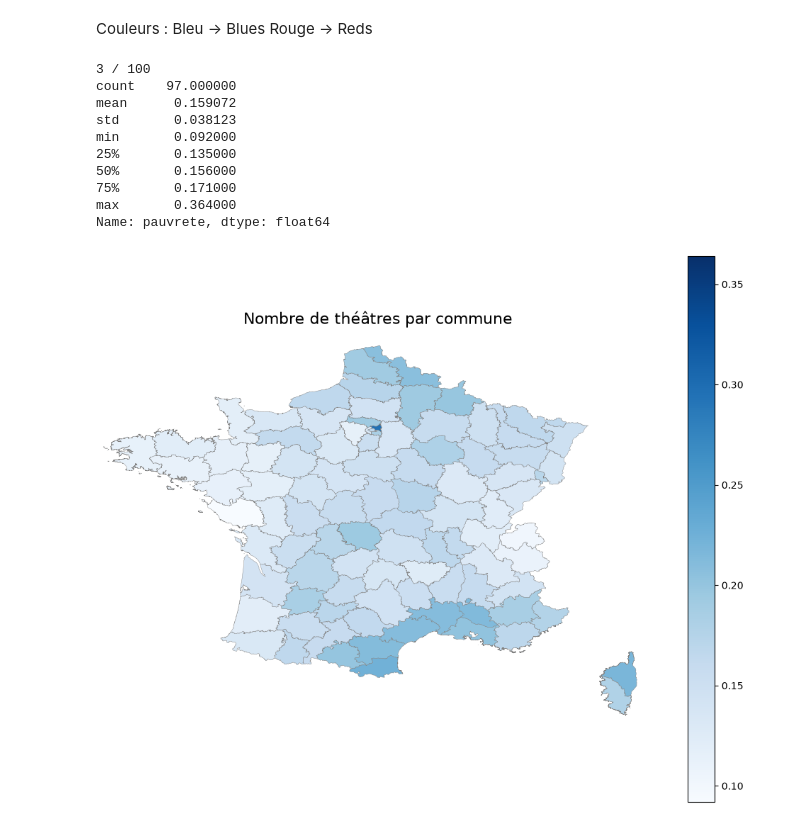
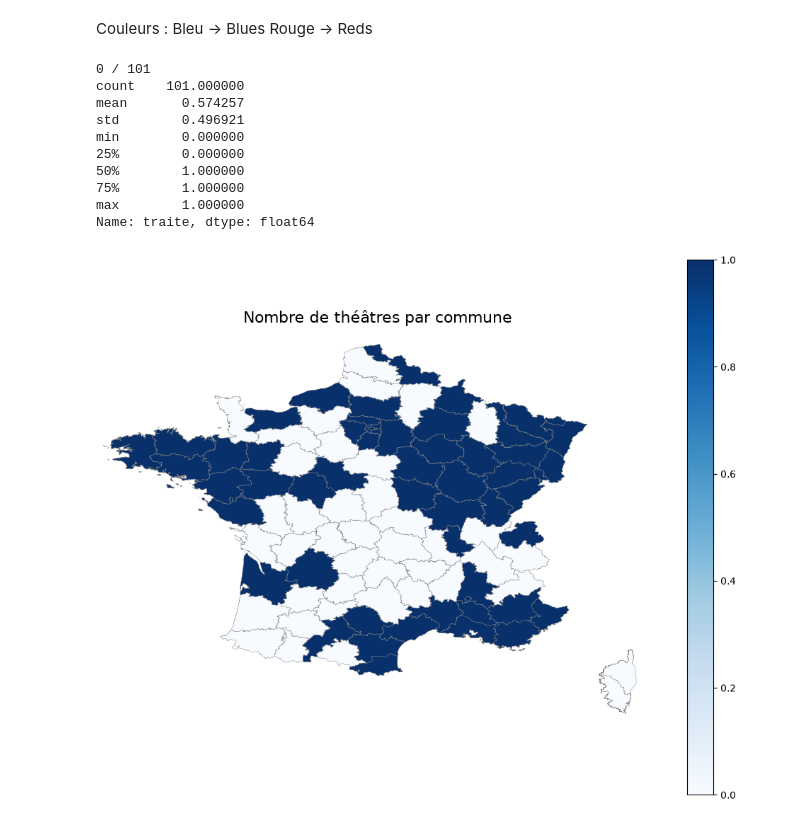
Before and after one commit to heloise1414/Evaluation-Politiques-Publiques-Culturelles, a Jupyter notebook: data.ipynb, the cells around one changed output. Drawn from its saved outputs; the diff is of its cells as text; code cells hidden in the pictures.

```diff
--- a/data.ipynb
+++ b/data.ipynb
@@ -363,0 +381,8 @@ Une seule ligne par département : jointure possible
+# %%
+#on passe d'un format court à un format long avec la fonction pivot
+df_pass = df_pass.pivot_table(
+    index="code_departement",
+    columns="date",
+    values="valeur"
+).reset_index()
+df_diplome.columns.name = None  # nettoie l'attribut résiduel
@@ -363,0 +391,14 @@ Une seule ligne par département : jointure possible
+# %%
+# on gare uniquement les colonnes qui matchent le pattern xxx-12-xx (chiffres-12-chiffres)
+pattern = re.compile(r'^\d+-12-\d+$')
+cols_to_keep = [col for col in df_pass.columns if pattern.match(str(col))] + ["code_departement"]
+df_pass = df_pass[cols_to_keep]
+# on renomme les colonnes en gardant seulement l'année
+df_pass.columns = [col.split('-')[0] for col in df_pass.columns]
+# on remplit les valeurs manquantes avec des 0
+df_pass = df_pass.fillna(0)
+# on crée une variable qui indique si le département est traité
+cols_annees = ["2019", "2020"]
+df_pass['traite'] = (df_pass[cols_annees] != 0).any(axis=1).astype(int)
+# on renomme la colonne code_departement
+df_pass = df_pass.rename(columns={'code_departement': "code_insee"})
@@ -371,6 +431,7 @@ Pour ce faire, nous commencerons par joindre les bases présentant les caractér
 df_final = pd.merge(df_departement, df_population, on='code_insee', how='outer')
 df_final = pd.merge(df_final, df_filosofi, on='code_insee', how='outer')
 df_final = pd.merge(df_final, df_diplome, on='code_insee', how='outer')
+df_final = pd.merge(df_final, df_pass, on='code_insee', how='outer')
 # %%
 infosbase(df_final)
 # %% [output]
@@ -395,8 +456,6 @@ dtype: object
 for elt in ['nb_biblio', 'nb_ctr_cult', 'nb_ctr_art', 'nb_ctr_crea_art', 'nb_ctr_crea_mus', 'nb_cine', 'nb_conserv', 'nb_esp_prot', 'nb_libr', 'nb_lieu_archeo', 'nb_lieu_mem', 'nb_monum', 'nb_musee', 'nb_opera', 'nb_papet', 'nb_parc_jard', 'nb_scene', 'nb_serv_arch', 'nb_theatre', 'nb_etab_ens_sup', 'nb_ecrans_total', 'nb_salles_theatre_total', 'nb_total_etablissements']:
     df_final[elt] = df_final[elt].fillna(0)
     df_final[elt] = df_final[elt]/df_final["pop_total"]*10000
-for elt in ["nb_jeunes","aucun_diplome","inf_bac","dipl_sup","sup_master"]:
-    df_final[elt] = df_final[elt]/df_final["pop_total"]
 df_final["pauvrete"]=df_final["pauvrete"]/100
 # %% [markdown]
 <table>
@@ -631,16 +690,16 @@ Couleurs :
 Bleu -> Blues
 Rouge -> Reds
 # %%
-carte_dep(df_final, "code_insee", "pauvrete", "Blues", "Nombre de théâtres par commune")
+carte_dep(df_final, "code_insee", "traite", "Blues", "Nombre de théâtres par commune")
 # %% [output]
-3 / 100
-count    97.000000
-mean      0.159072
-std       0.038123
-min       0.092000
-25%       0.135000
-50%       0.156000
-75%       0.171000
-max       0.364000
-Name: pauvrete, dtype: float64
+0 / 101
+count    101.000000
+mean       0.574257
+std        0.496921
+min        0.000000
+25%        0.000000
+50%        1.000000
+75%        1.000000
+max        1.000000
+Name: traite, dtype: float64
-[figure, old version]
+[figure, new version]
```
Also changed, not shown: parts of 8 cells of this notebook.
